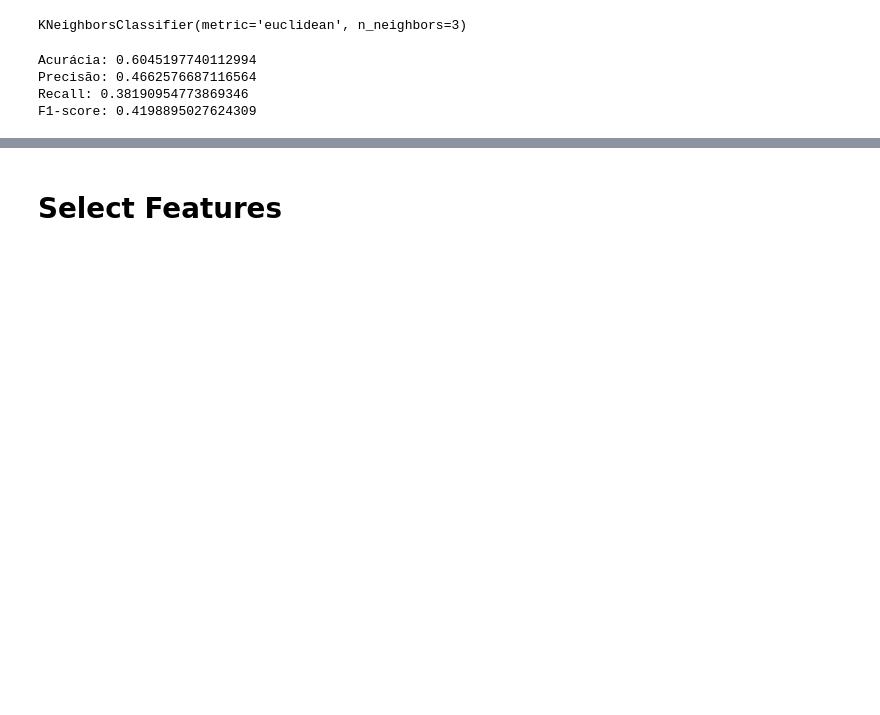
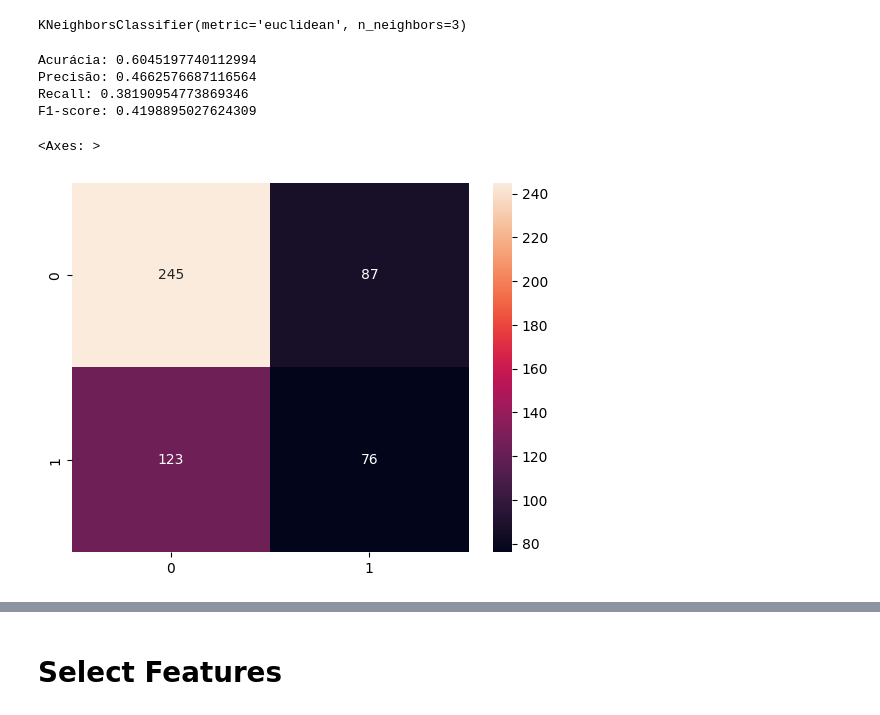
Before and after one commit to Muniz97/Yellow-fever-Febre-Amarela, a Jupyter notebook: 4 - Model/Yellow_Fever_Model.ipynb, the cells around one changed output, grey strips where cells are left out. Drawn from its saved outputs; the diff is of its cells as text; code cells hidden in the pictures; blank space fills up the shorter version.

```diff
--- a/4 - Model/Yellow_Fever_Model.ipynb
+++ b/4 - Model/Yellow_Fever_Model.ipynb
@@ -174,3 +195,8 @@ Acurácia: 0.6045197740112994
 Precisão: 0.4662576687116564
 Recall: 0.38190954773869346
 F1-score: 0.4198895027624309
+# %%
+sns.heatmap(confusion_matrix(y_test,knn_predict), annot = True, fmt = '.0f')
+# %% [output]
+<Axes: >
+[figure, added]
```
Also changed, not shown: parts of 21 cells of this notebook.
